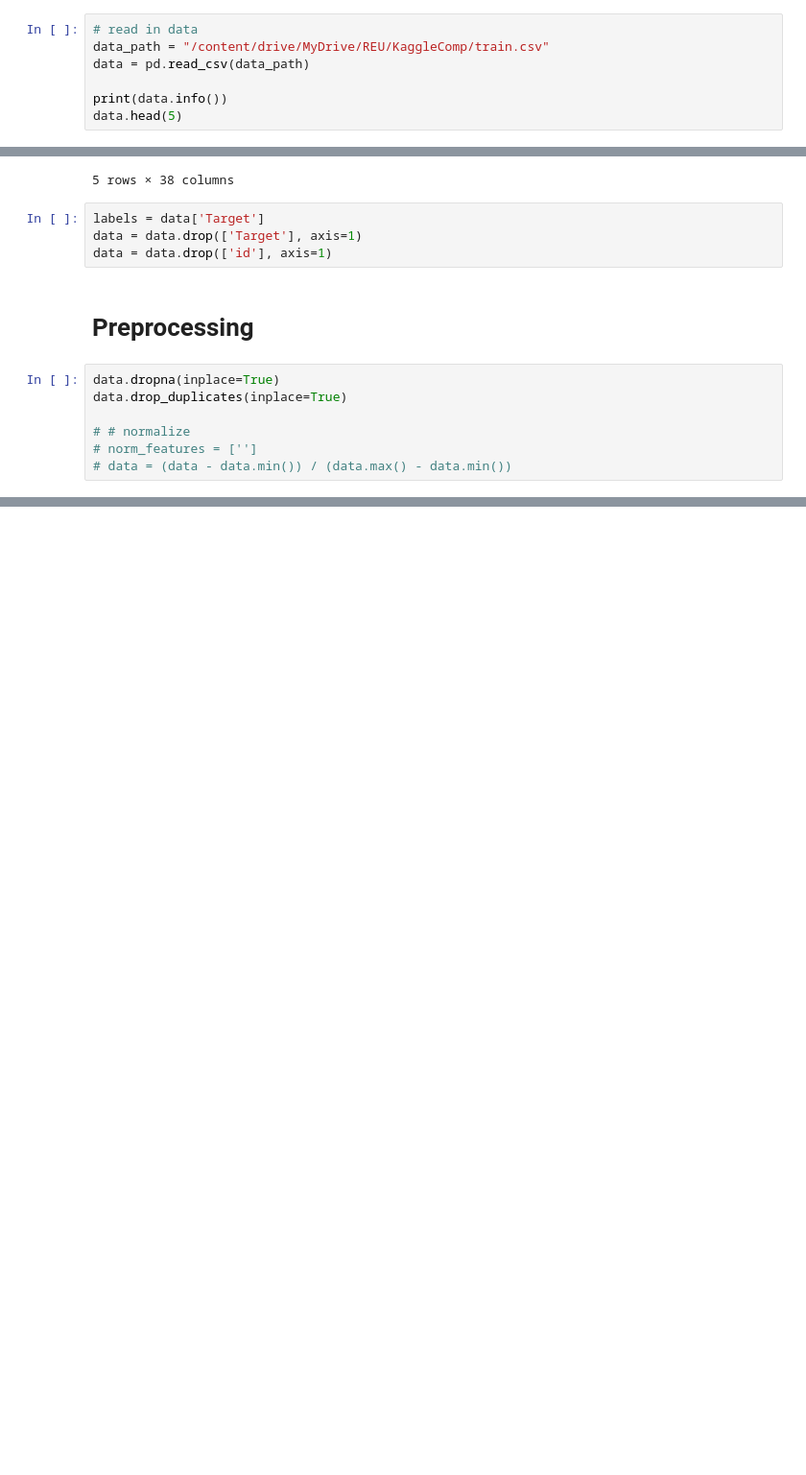
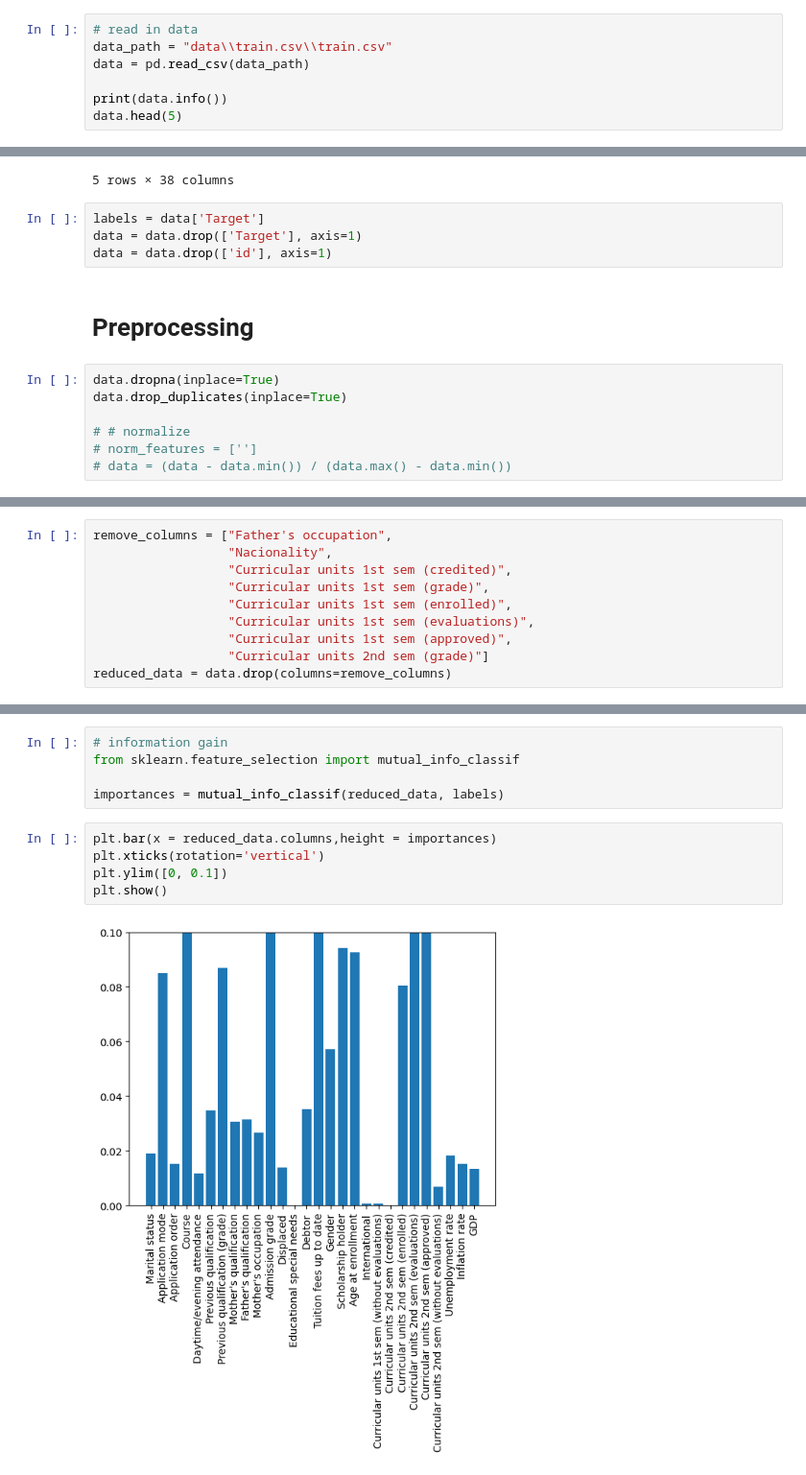
Before and after one commit to ouriquco/Classificiation-Academic-Success, a Jupyter notebook: AcademicSuccessClassification.ipynb, the cells around one changed output, grey strips where cells are left out. Shown at 96% size. Cells and saved outputs as stored; diff of their text form; blank space fills up the shorter version.

Commit message:
Feature Selection

```diff
--- a/AcademicSuccessClassification.ipynb
+++ b/AcademicSuccessClassification.ipynb
@@ -11,7 +11,7 @@ import matplotlib.pyplot as plt
 Mounted at /content/drive
 # %%
 # read in data
-data_path = "/content/drive/MyDrive/REU/KaggleComp/train.csv"
+data_path = "data\\train.csv\\train.csv"
 data = pd.read_csv(data_path)
 
 print(data.info())
@@ -64 +71,11 @@ heat_map = px.imshow(corr_matrix,
 heat_map.show()
+# %%
+remove_columns = ["Father's occupation",
+                  "Nacionality",
+                  "Curricular units 1st sem (credited)",
+                  "Curricular units 1st sem (grade)",
+                  "Curricular units 1st sem (enrolled)",
+                  "Curricular units 1st sem (evaluations)",
+                  "Curricular units 1st sem (approved)",
+                  "Curricular units 2nd sem (grade)"]
+reduced_data = data.drop(columns=remove_columns)
@@ -64,0 +97,12 @@ heat_map.show()
+# %%
+# information gain
+from sklearn.feature_selection import mutual_info_classif
+
+importances = mutual_info_classif(reduced_data, labels)
+# %%
+plt.bar(x = reduced_data.columns,height = importances)
+plt.xticks(rotation='vertical')
+plt.ylim([0, 0.1])
+plt.show()
+# %% [output]
+[figure, added]
```
Also changed, not shown: parts of 5 cells of this notebook.
